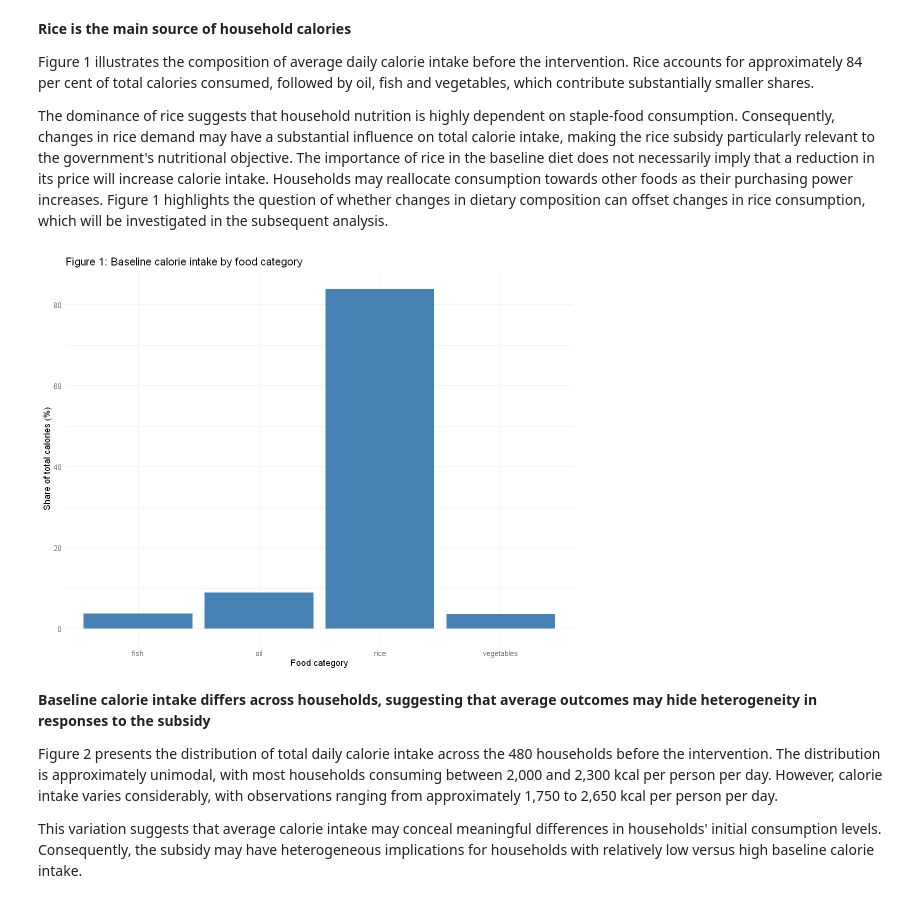
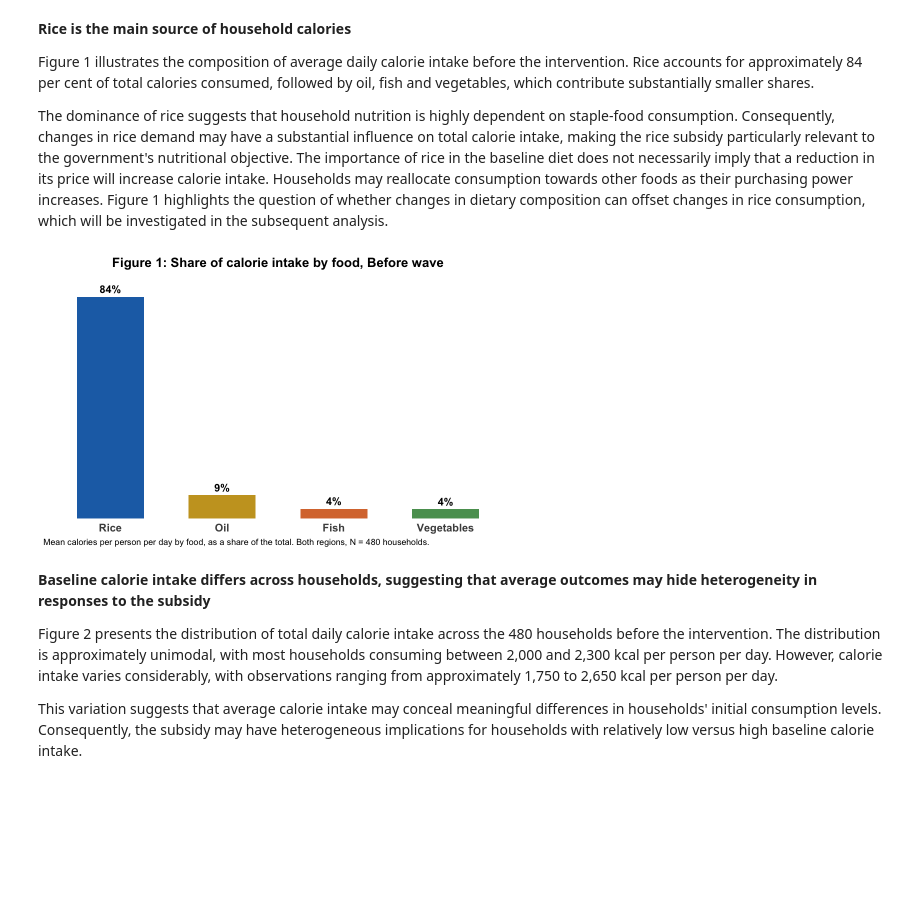
Before and after one commit to drishtikhemlani2306/pau_milan_assignment_1, a Jupyter notebook: assignment1_submission.ipynb, the cells around one changed output. Drawn from its saved outputs; the diff is of its cells as text; code cells hidden in the pictures; blank space fills up the shorter version.

```diff
--- a/assignment1_submission.ipynb
+++ b/assignment1_submission.ipynb
@@ -332,30 +375,42 @@ Figure 1 illustrates the composition of average daily calorie intake before the
 
 The dominance of rice suggests that household nutrition is highly dependent on staple-food consumption. Consequently, changes in rice demand may have a substantial influence on total calorie intake, making the rice subsidy particularly relevant to the government's nutritional objective. The importance of rice in the baseline diet does not necessarily imply that a reduction in its price will increase calorie intake. Households may reallocate consumption towards other foods as their purchasing power increases. Figure 1 highlights the question of whether changes in dietary composition can offset changes in rice consumption, which will be investigated in the subsequent analysis.
 # %%
+options(repr.plot.width = 8, repr.plot.height = 5)
+
+# share of calories by food in the Before wave (both regions)
 food_composition <- raw_data |>
   filter(wave == "Before") |>
   group_by(food) |>
-  summarise(
-    mean_calories = mean(food_caloric_intake),
-    .groups = "drop"
-  ) |>
-  mutate(
-    calorie_share = 100 * mean_calories / sum(mean_calories)
-  )
+  summarise(mean_calories = mean(food_caloric_intake), .groups = "drop") |>
+  mutate(calorie_share = mean_calories / sum(mean_calories),
+         food = fct_reorder(str_to_title(food), calorie_share, .desc = TRUE))
 
-ggplot(
-  food_composition,
-  aes(x = food, y = calorie_share)
-) +
-  geom_col(fill = "steelblue") +
-  labs(
-    title = "Figure 1: Baseline calorie intake by food category",
-    x = "Food category",
-    y = "Share of total calories (%)"
-  ) +
-  theme_minimal()
+# ordered from largest to smallest share
+ggplot(food_composition, aes(food, calorie_share, fill = food)) +
+  geom_col(width = 0.6) +
+  geom_text(aes(label = scales::percent(calorie_share, accuracy = 1)),
+            vjust = -0.5, fontface = "bold", size = 4.5) +
+
+  scale_fill_manual(values = c(Rice       = "#1f6fb4",
+                               Oil        = "#c9a227",
+                               Fish       = "#d9773b",
+                               Vegetables = "#5a9e5f"),
+                    guide = "none") +
+  scale_y_continuous(expand = expansion(mult = c(0, 0.1))) +
+
+  labs(title = "Figure 1: Share of calorie intake by food, Before wave",
+       x = NULL, y = NULL,
+       caption = "Mean calories per person per day by food, as a share of the total. Both regions, N = 480 households.") +
+
+  theme_minimal(base_size = 13) +
+  theme(panel.grid = element_blank(),
+        axis.text.x = element_text(size = 13, face = "bold"),
+        axis.text.y = element_blank(),
+        plot.title = element_text(face = "bold", hjust = 0.5),
+        plot.caption = element_text(hjust = 0),
+        plot.caption.position = "plot")
 # %% [output]
-[figure, old version]
+[figure, new version]
 # %% [markdown]
 **Baseline calorie intake differs across households, suggesting that average outcomes may hide heterogeneity in responses to the subsidy**
 
```
Also changed, not shown: parts of 23 cells of this notebook.
